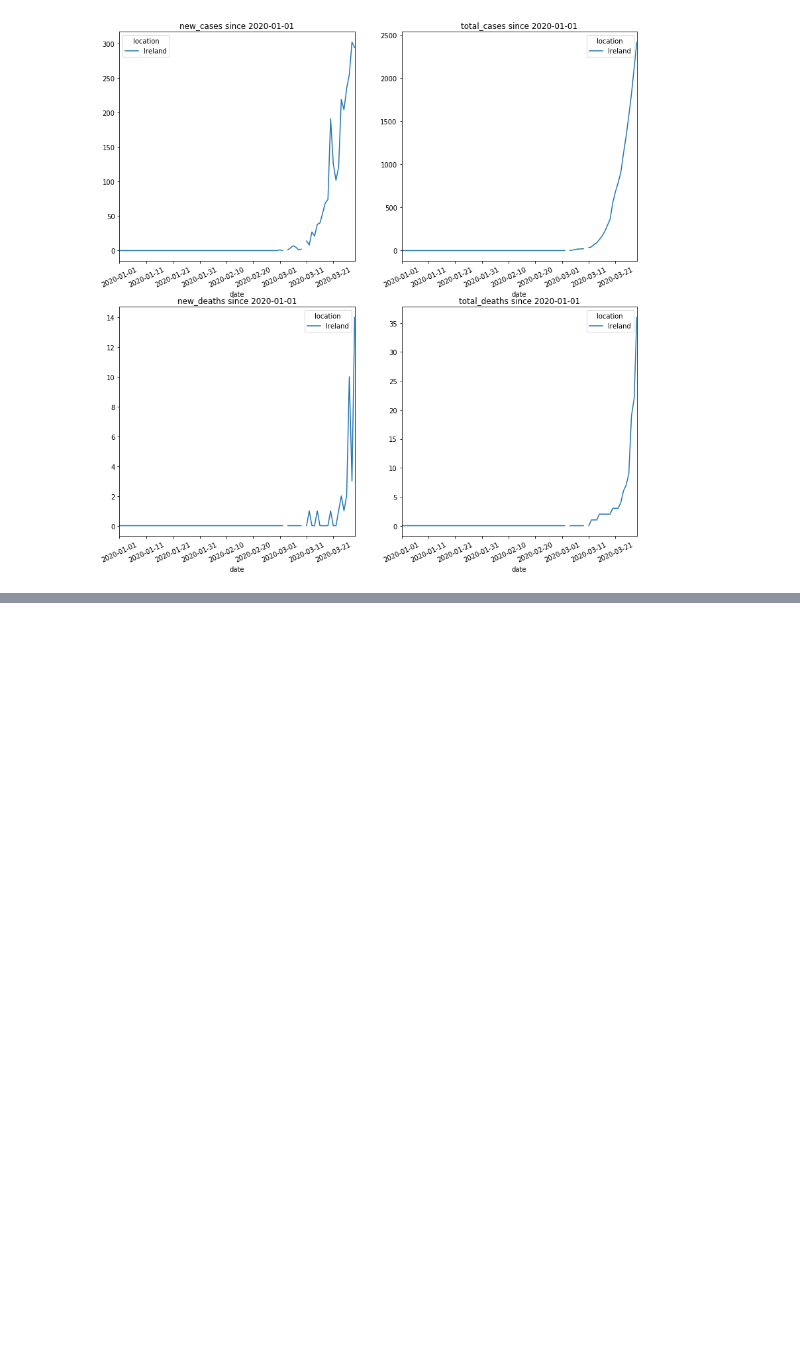
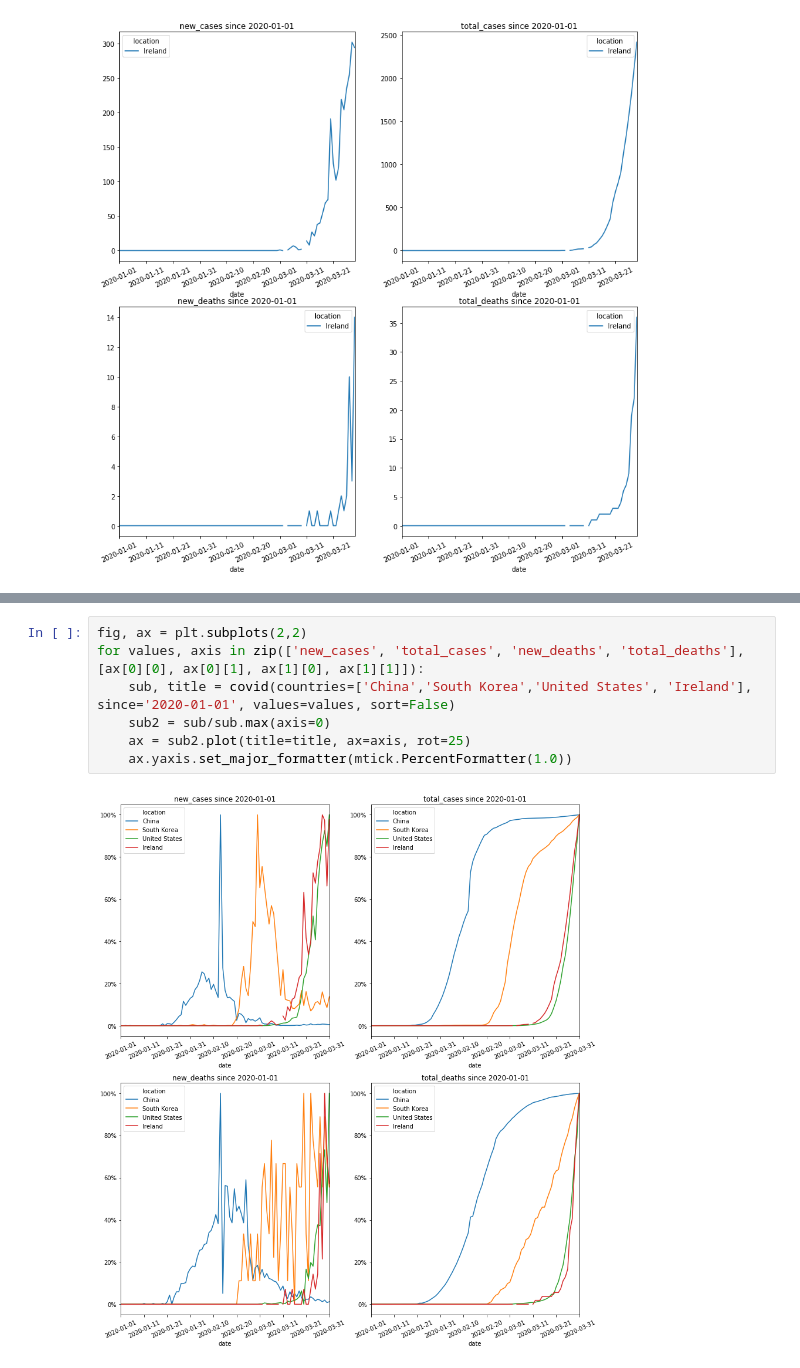
Before and after one commit to bakirl/covid19-tracker, a Jupyter notebook: covid19.ipynb, the cells around one changed output, grey strips where cells are left out. Drawn from its saved outputs; the diff is of its cells as text; blank space fills up the shorter version.

Commit message:
Added some normalized charts

```diff
--- a/covid19.ipynb
+++ b/covid19.ipynb
@@ -168,0 +175,9 @@ for values, axis in zip(['new_cases', 'total_cases', 'new_deaths', 'total_deaths
+# %%
+fig, ax = plt.subplots(2,2)
+for values, axis in zip(['new_cases', 'total_cases', 'new_deaths', 'total_deaths'], [ax[0][0], ax[0][1], ax[1][0], ax[1][1]]):
+    sub, title = covid(countries=['China','South Korea','United States', 'Ireland'], since='2020-01-01', values=values, sort=False)
+    sub2 = sub/sub.max(axis=0)
+    ax = sub2.plot(title=title, ax=axis, rot=25)
+    ax.yaxis.set_major_formatter(mtick.PercentFormatter(1.0))
+# %% [output]
+[figure, added]
```
Also changed, not shown: parts of 10 cells of this notebook.
